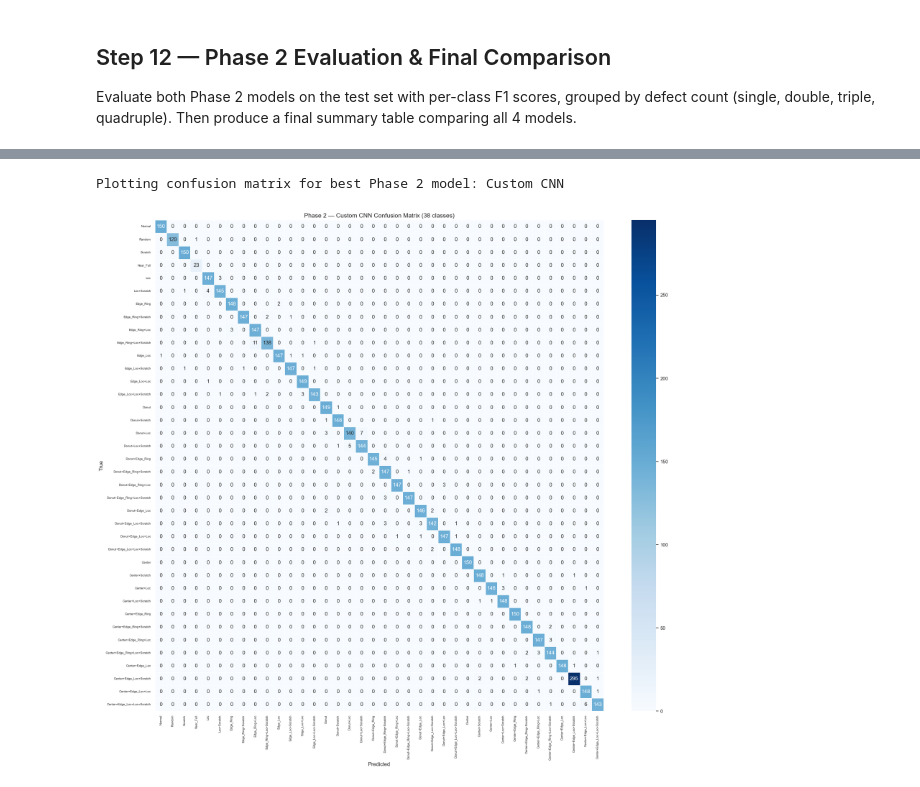
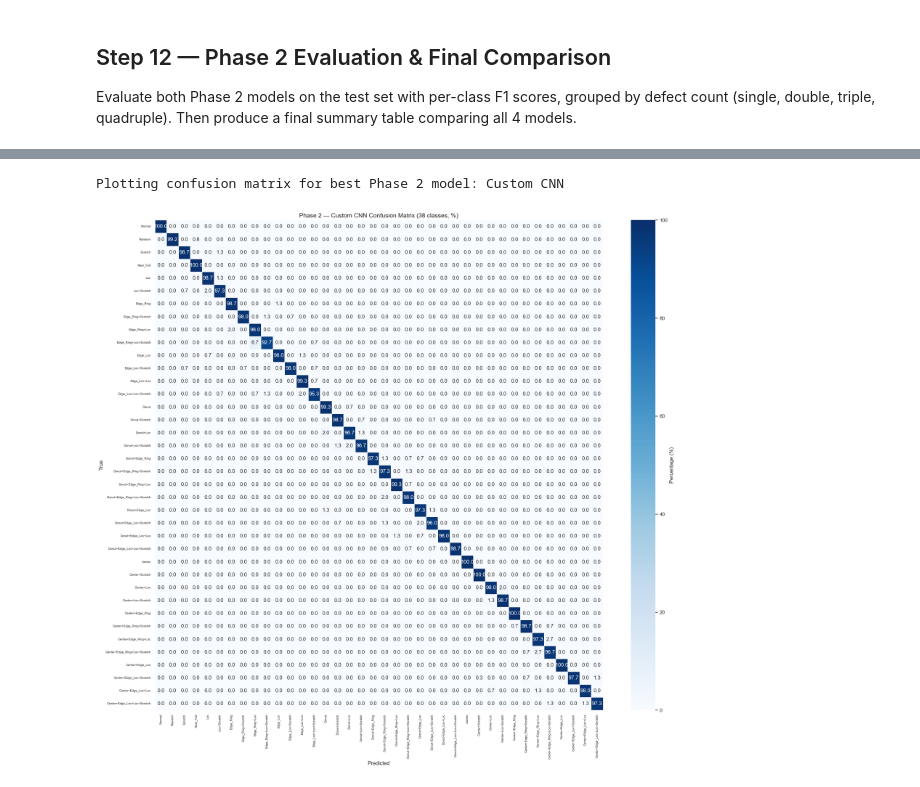
Before and after one commit to Waferguard/waferguard-ml, a Jupyter notebook: wafer_images/model.ipynb, the cells around one changed output, grey strips where cells are left out. Saved outputs shown, nothing was run; the diff lists cells and outputs as text; code cells hidden in the pictures.

Commit message:
fix: make confusion matrix use percent instead of counts

```diff
--- a/wafer_images/model.ipynb
+++ b/wafer_images/model.ipynb
@@ -1329,32 +1312,36 @@ y_pred_p2_tl, report_p2_tl, mf1_p2_tl, wf1_p2_tl = evaluate_phase2(
 # %%
 # Confusion matrix for the best Phase 2 model
 best_p2_name = "Custom CNN" if mf1_p2_cnn >= mf1_p2_tl else "MobileNetV2"
 best_p2_pred = y_pred_p2_cnn if mf1_p2_cnn >= mf1_p2_tl else y_pred_p2_tl
 print(f"Plotting confusion matrix for best Phase 2 model: {best_p2_name}")
 
 cm = confusion_matrix(y_class_test, best_p2_pred, labels=np.arange(NUM_CLASSES))
 
+# Convert to percentages (normalize by row)
+cm_percent = cm.astype("float") / cm.sum(axis=1)[:, np.newaxis] * 100
+
 fig, ax = plt.subplots(figsize=(20, 18))
 sns.heatmap(
-    cm,
+    cm_percent,
     annot=True,
-    fmt="d",
+    fmt=".1f",
     cmap="Blues",
     xticklabels=all_pattern_names,
     yticklabels=all_pattern_names,
     ax=ax,
     linewidths=0.5,
+    cbar_kws={"label": "Percentage (%)"},
 )
 ax.set_xlabel("Predicted", fontsize=12)
 ax.set_ylabel("True", fontsize=12)
-ax.set_title(f"Phase 2 — {best_p2_name} Confusion Matrix (38 classes)", fontsize=14)
+ax.set_title(f"Phase 2 — {best_p2_name} Confusion Matrix (38 classes, %)", fontsize=14)
 plt.xticks(rotation=90, fontsize=7)
 plt.yticks(rotation=0, fontsize=7)
 plt.tight_layout()
 plt.show()
 # %% [output]
 Plotting confusion matrix for best Phase 2 model: Custom CNN
-[figure, old version]
+[figure, new version]
 # %%
 # ── Final Summary Table: All 4 Models ──
 summary_data = {
```
Also changed, not shown: parts of 21 cells of this notebook.
